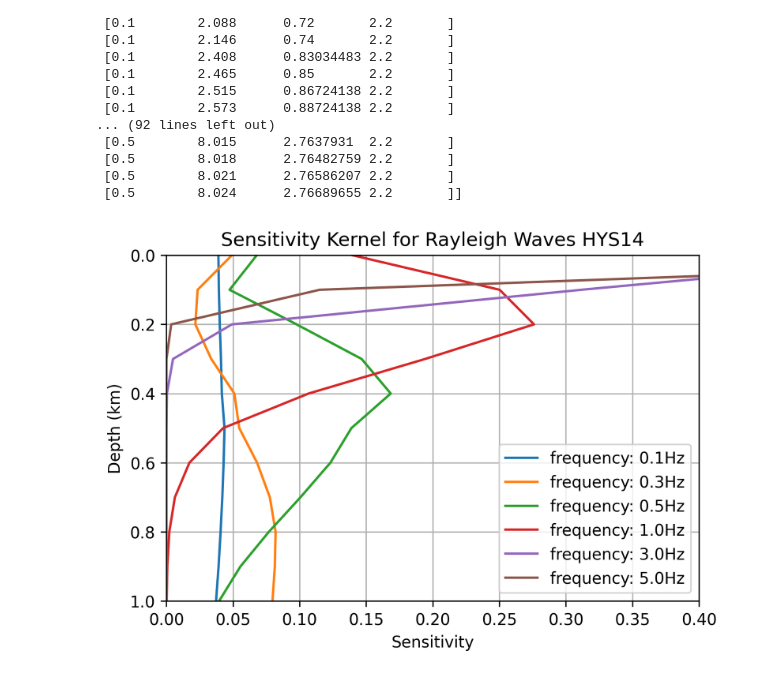
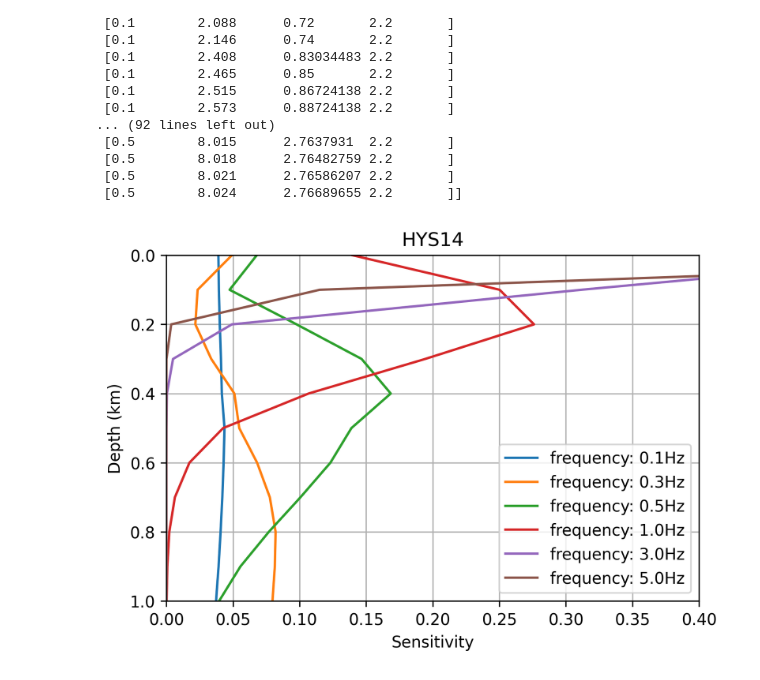
Before and after one commit to MaleenKidiwela/CascadiaDVV, a Jupyter notebook: src/sensitivity_analysis.ipynb, the cells around one changed output. Cells and saved outputs as stored; diff of their text form; code cells hidden in the pictures.

```diff
--- a/src/sensitivity_analysis.ipynb
+++ b/src/sensitivity_analysis.ipynb
@@ -125,16 +125,16 @@ skl = [ps(period, mode=0, wave="love", parameter=parameter) for period in period
 # %%
 plt.figure(figsize=(6, 4),dpi=300)
 for skrs in skr:
     if skrs.parameter == 'velocity_s':
         plt.plot(skrs.kernel, skrs.depth, label=f'frequency: {1/skrs.period}Hz')
 plt.xlabel('Sensitivity')
 plt.ylabel('Depth (km)')
-plt.title('Sensitivity Kernel for Rayleigh Waves HYS14')
+plt.title('HYS14')
 plt.legend()
 plt.xlim([0.0,0.4])
 plt.ylim([0,1])
 plt.grid(True)
 plt.gca().invert_yaxis()  # Invert the y-axis to show depth increasing downwards
 plt.show()
 # %% [output]
-[figure, old version]
+[figure, new version]
```
Also changed, not shown: parts of 1 cell of this notebook.
